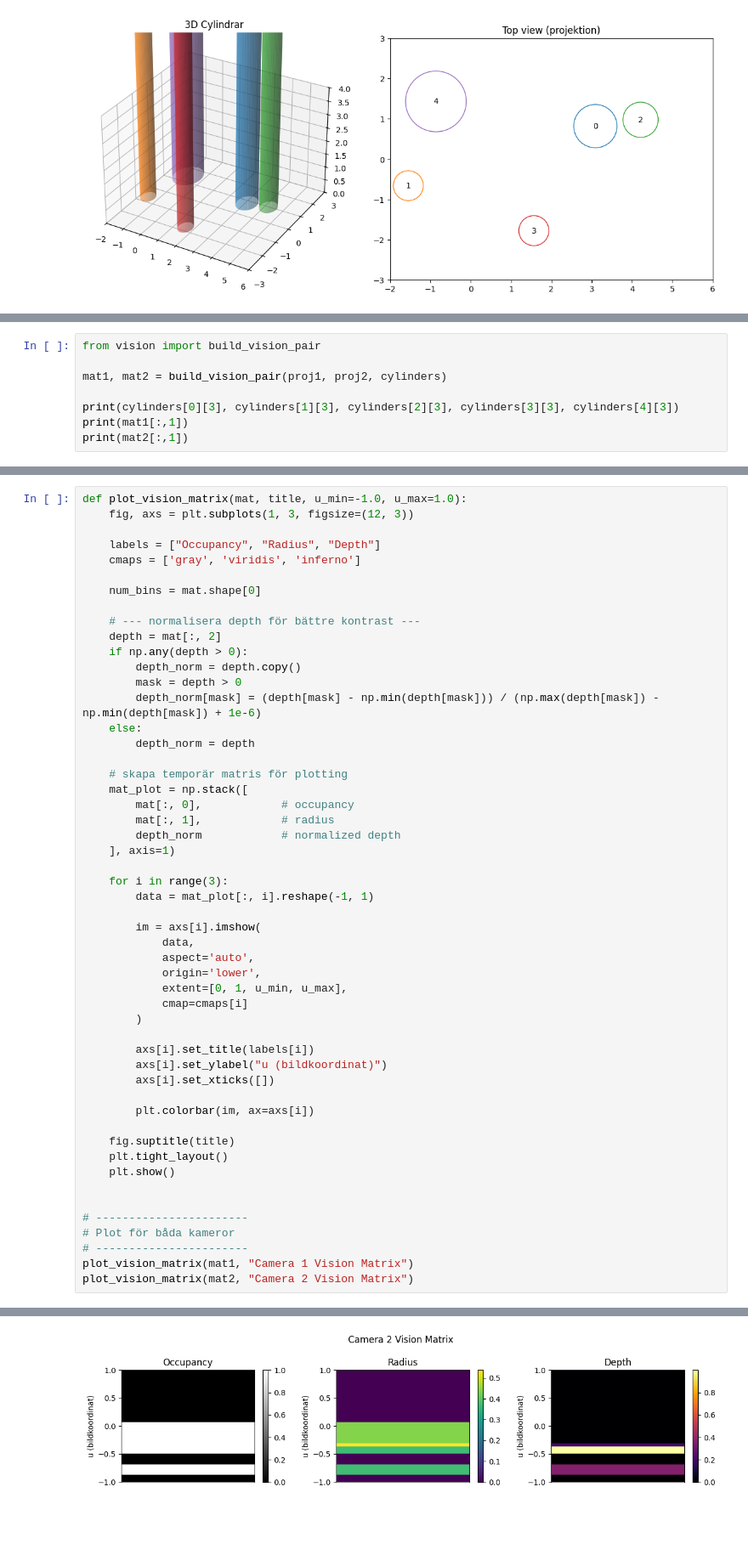
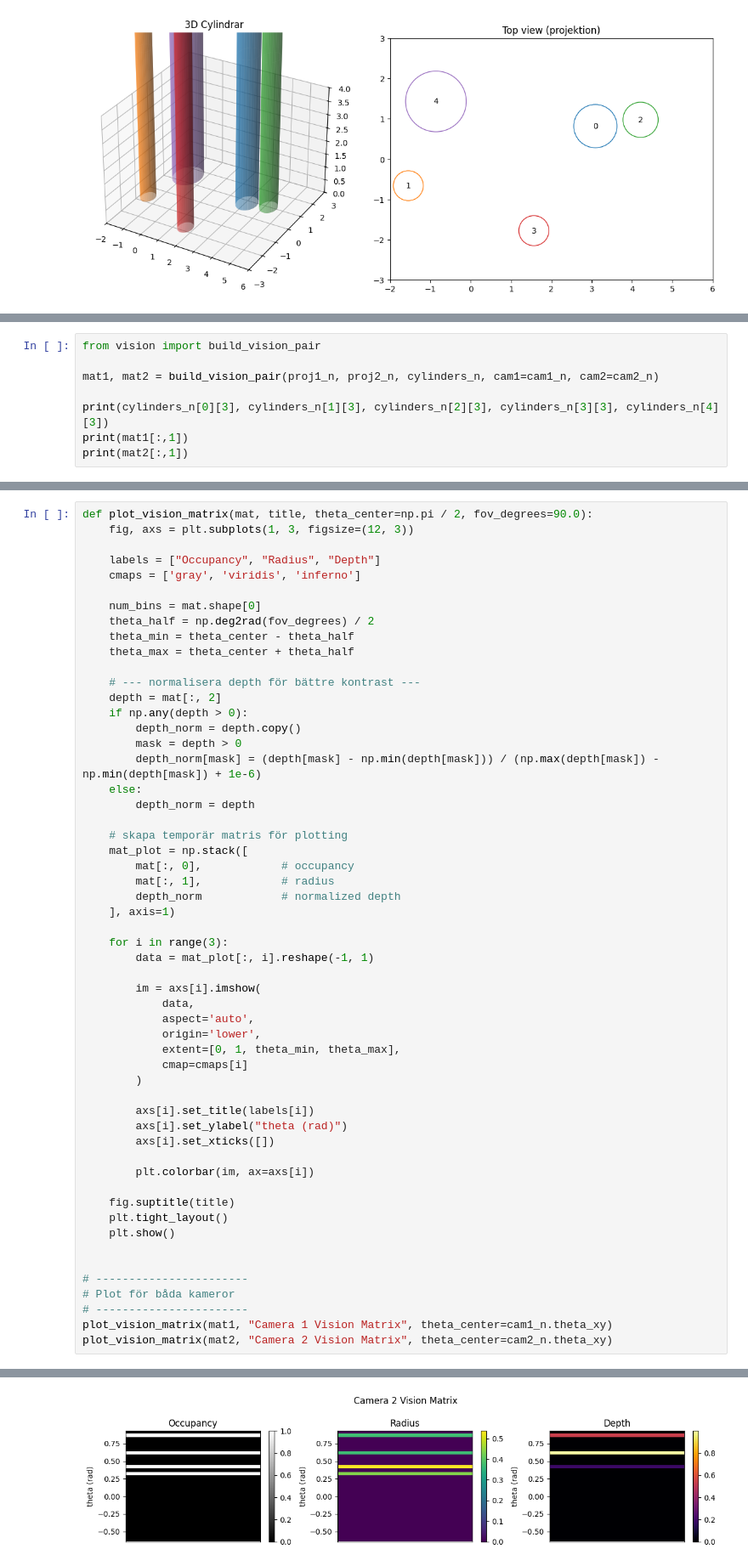
Before and after one commit to jo6815en/data_generator, a Jupyter notebook: 2d_parallel_cylinders.ipynb, the cells around one changed output, grey strips where cells are left out. Shown at 85% size. Cells and saved outputs as stored; diff of their text form; blank space fills up the shorter version.

```diff
--- a/2d_parallel_cylinders.ipynb
+++ b/2d_parallel_cylinders.ipynb
@@ -232,9 +217,9 @@ axs[1].axis("off")
 # %%
 from vision import build_vision_pair
 
-mat1, mat2 = build_vision_pair(proj1, proj2, cylinders)
+mat1, mat2 = build_vision_pair(proj1_n, proj2_n, cylinders_n, cam1=cam1_n, cam2=cam2_n)
 
-print(cylinders[0][3], cylinders[1][3], cylinders[2][3], cylinders[3][3], cylinders[4][3])
+print(cylinders_n[0][3], cylinders_n[1][3], cylinders_n[2][3], cylinders_n[3][3], cylinders_n[4][3])
 print(mat1[:,1])
 print(mat2[:,1])
 # %% [output]
@@ -254,11 +239,14 @@ print(mat2[:,1])
 # %%
-def plot_vision_matrix(mat, title, u_min=-1.0, u_max=1.0):
+def plot_vision_matrix(mat, title, theta_center=np.pi / 2, fov_degrees=90.0):
     fig, axs = plt.subplots(1, 3, figsize=(12, 3))
 
     labels = ["Occupancy", "Radius", "Depth"]
     cmaps = ['gray', 'viridis', 'inferno']
 
     num_bins = mat.shape[0]
+    theta_half = np.deg2rad(fov_degrees) / 2
+    theta_min = theta_center - theta_half
+    theta_max = theta_center + theta_half
 
     # --- normalisera depth för bättre kontrast ---
     depth = mat[:, 2]
@@ -283,12 +271,12 @@ def plot_vision_matrix(mat, title, u_min=-1.0, u_max=1.0):
             data,
             aspect='auto',
             origin='lower',
-            extent=[0, 1, u_min, u_max],
+            extent=[0, 1, theta_min, theta_max],
             cmap=cmaps[i]
         )
 
         axs[i].set_title(labels[i])
-        axs[i].set_ylabel("u (bildkoordinat)")
+        axs[i].set_ylabel("theta (rad)")
         axs[i].set_xticks([])
 
         plt.colorbar(im, ax=axs[i])
@@ -301,6 +289,6 @@ def plot_vision_matrix(mat, title, u_min=-1.0, u_max=1.0):
 # -----------------------
 # Plot för båda kameror
 # -----------------------
-plot_vision_matrix(mat1, "Camera 1 Vision Matrix")
-plot_vision_matrix(mat2, "Camera 2 Vision Matrix")
+plot_vision_matrix(mat1, "Camera 1 Vision Matrix", theta_center=cam1_n.theta_xy)
+plot_vision_matrix(mat2, "Camera 2 Vision Matrix", theta_center=cam2_n.theta_xy)
 # %% [output]
@@ -308,4 +296,4 @@ plot_vision_matrix(mat2, "Camera 2 Vision Matrix")
-[figure, old version]
+[figure, new version]
 # %%
 # -----------------------
 # Hjälpfunktioner
```
Also changed, not shown: parts of 6 cells of this notebook, 3 other files.
